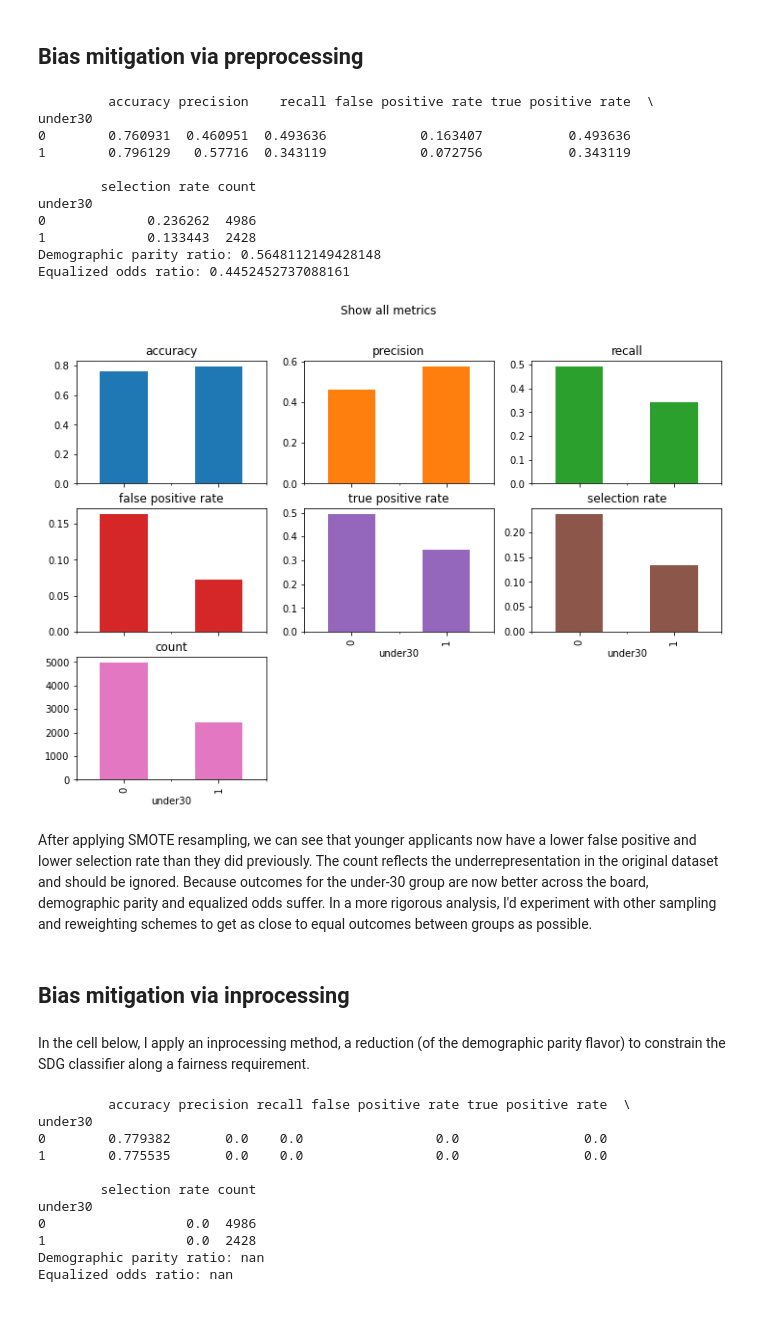
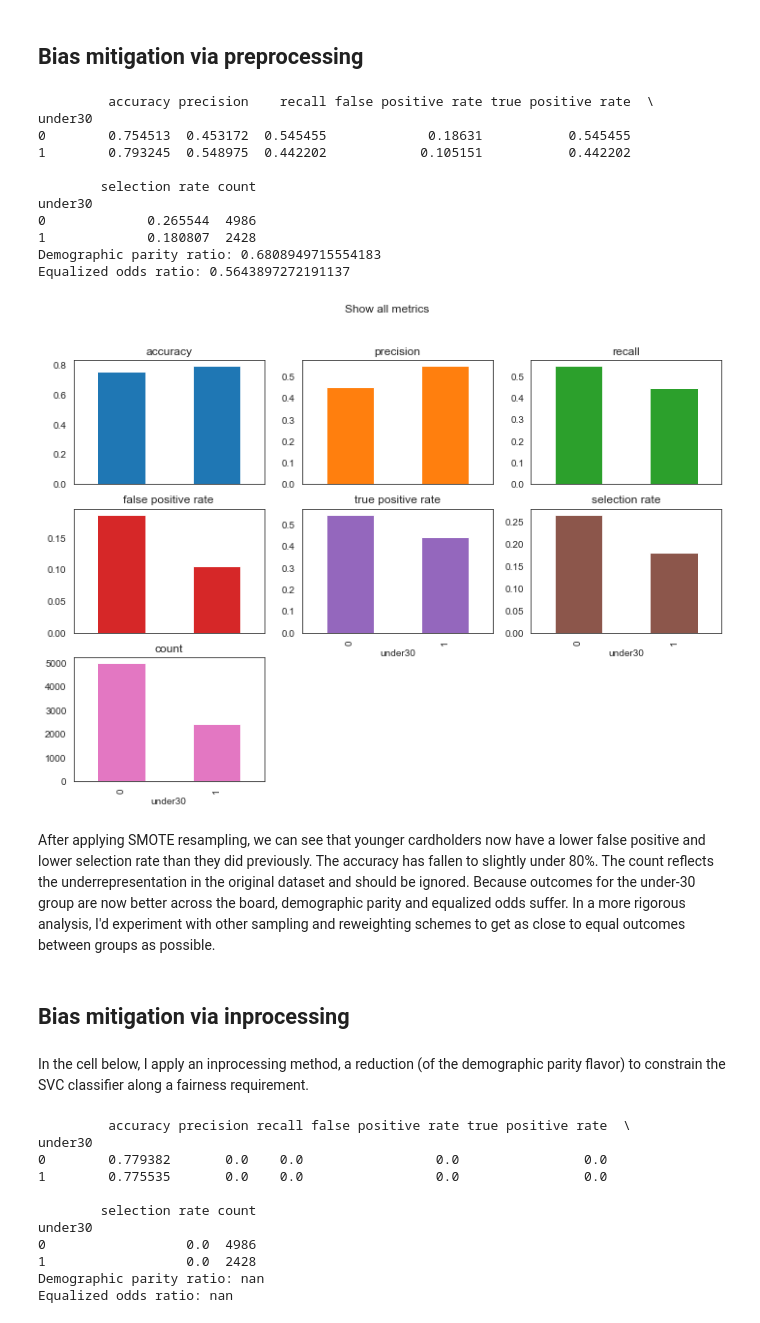
Before and after one commit to alliesaizan/classification-bias-experiment, a Jupyter notebook: notebooks/notebook.ipynb, the cells around one changed output. Saved outputs shown, nothing was run; the diff lists cells and outputs as text; code cells hidden in the pictures.

```diff
--- a/notebooks/notebook.ipynb
+++ b/notebooks/notebook.ipynb
@@ -27,7 +27,9 @@ warnings.filterwarnings('ignore')
 
 import pandas as pd
 import numpy as np
+import pickle
 import seaborn as sns
+sns.set_style("white")
 from fairlearn.metrics import MetricFrame, false_positive_rate, true_positive_rate, selection_rate, count, demographic_parity_ratio, equalized_odds_ratio
 %matplotlib inline
 
@@ -377,37 +362,37 @@ pipe.fit(X_train, y_train)
 y_true = y_test
 y_pred = pipe.predict(X_test)
 # %%
-age_frame = MetricFrame(metrics=metrics, y_true=y_true, y_pred=y_pred, sensitive_features=testdata["under30"])
+age_frame = MetricFrame(metrics=metrics, y_true=y_true, y_pred=y_pred, sensitive_features=X_test["under30"])
 
 age_frame.by_group.plot.bar(
     subplots=True,
     layout=[3, 3],
     legend=False,
     figsize=[12, 8],
     title="Show all metrics",
 )
 
 print(age_frame.by_group)
 
-d = demographic_parity_ratio(y_true=y_true, y_pred=y_pred, sensitive_features=testdata["under30"])
-e = equalized_odds_ratio(y_true=y_true, y_pred=y_pred, sensitive_features=testdata["under30"])
+d = demographic_parity_ratio(y_true=y_true, y_pred=y_pred, sensitive_features=X_test["under30"])
+e = equalized_odds_ratio(y_true=y_true, y_pred=y_pred, sensitive_features=X_test["under30"])
 print(f"Demographic parity ratio: {d}\nEqualized odds ratio: {e}")
 # %% [output]
          accuracy precision    recall false positive rate true positive rate  \
 under30
-0        0.760931  0.460951  0.493636            0.163407           0.493636
-1        0.796129   0.57716  0.343119            0.072756           0.343119
+0        0.754513  0.453172  0.545455             0.18631           0.545455
+1        0.793245  0.548975  0.442202            0.105151           0.442202
 
         selection rate count
 under30
-0             0.236262  4986
-1             0.133443  2428
-Demographic parity ratio: 0.5648112149428148
-Equalized odds ratio: 0.4452452737088161
+0             0.265544  4986
+1             0.180807  2428
+Demographic parity ratio: 0.6808949715554183
+Equalized odds ratio: 0.5643897272191137
-[figure, old version]
+[figure, new version]
 # %% [markdown]
-After applying SMOTE resampling, we can see that younger applicants now have a lower false positive and lower selection rate than they did previously. The count reflects the underrepresentation in the original dataset and should be ignored. Because  outcomes for the under-30 group are now better across the board, demographic parity and equalized odds suffer. In a more rigorous analysis, I'd experiment with other sampling and reweighting schemes to get as close to equal outcomes between groups as possible.
+After applying SMOTE resampling, we can see that younger cardholders now have a lower false positive and lower selection rate than they did previously. The accuracy has fallen to slightly under 80%. The count reflects the underrepresentation in the original dataset and should be ignored. Because  outcomes for the under-30 group are now better across the board, demographic parity and equalized odds suffer. In a more rigorous analysis, I'd experiment with other sampling and reweighting schemes to get as close to equal outcomes between groups as possible.
 # %% [markdown]
 ## Bias mitigation via inprocessing <a name="bias-mitigation-inprocessing"></a>
 # %% [markdown]
-In the cell below, I apply an inprocessing method, a reduction (of the demographic parity flavor) to constrain the SDG classifier along a fairness requirement.
+In the cell below, I apply an inprocessing method, a reduction (of the demographic parity flavor) to constrain the SVC classifier along a fairness requirement.
```
Also changed, not shown: parts of 20 cells of this notebook, 15 other files.
